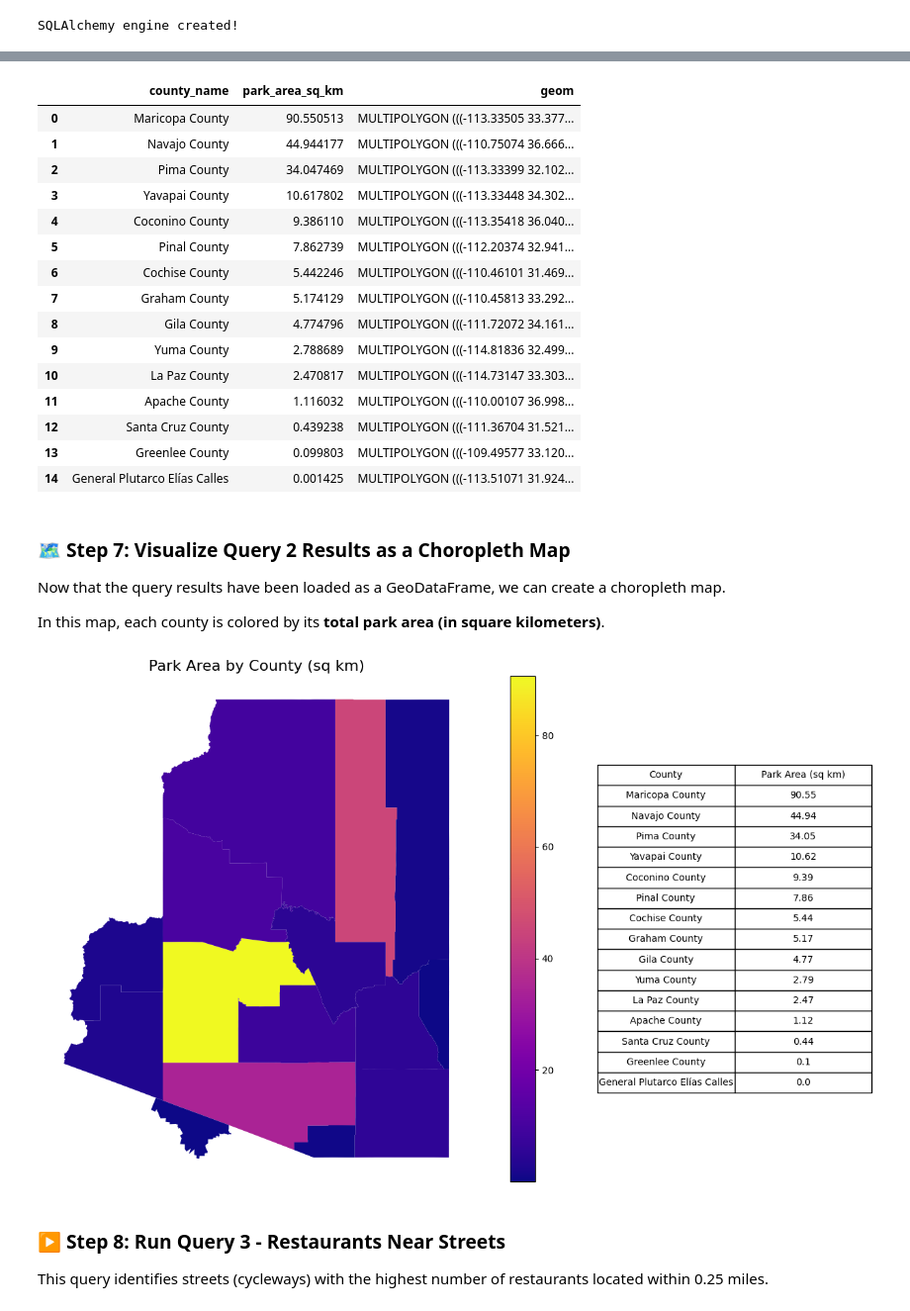
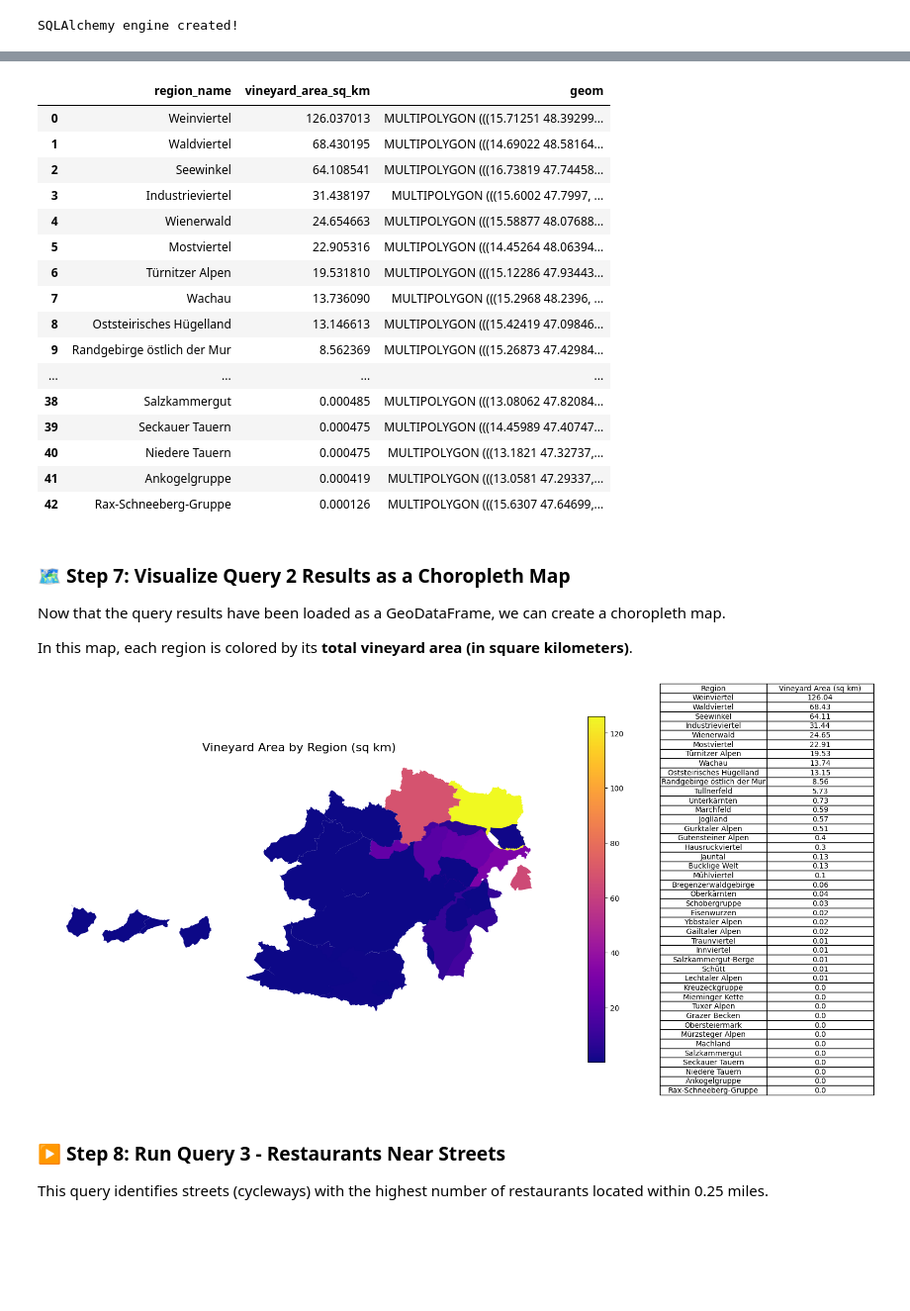
Before and after one commit to mollykerwick/gist604B-osm-postgis-local-fa26, a Jupyter notebook: notebooks/osm_postgis_austria.ipynb, the cells around one changed output, grey strips where cells are left out. Shown at 99% size. Saved outputs shown, nothing was run; the diff lists cells and outputs as text; code cells hidden in the pictures; blank space fills up the shorter version.

Commit message:
formatted and plotted questions 1 and 2 for austria

```diff
--- a/notebooks/osm_postgis_austria.ipynb
+++ b/notebooks/osm_postgis_austria.ipynb
@@ -119,7 +122,7 @@ Before running SQL queries, create a connection to the database using SQLAlchemy
 # %%
 # Create a SQLAlchemy engine to connect to the PostGIS database
 engine = create_engine(
-    "postgresql+psycopg2://postgres:postgres@localhost:5432/arizona"
+    "postgresql+psycopg2://postgres:postgres@localhost:5432/austria"
 )
 print("SQLAlchemy engine created!")
 # %% [output]
@@ -131,7 +134,7 @@ This query extracts restaurant point locations for spatial distribution analysis
 
 The SQL query is stored in a separate `.sql` file. In this step, we read the query into Python, send it to the PostGIS database, and load the result as a GeoDataFrame.
 # %%
-query_1_file = Path("../sql/arizona/01_osm_restaurant_distribution.sql")
+query_1_file = Path("../sql/austria/01_osm_bakery_cafe_distributions.sql")
 
 # Read SQL query from file
 query_1_sql = query_1_file.read_text(encoding="utf-8")
@@ -197,5 +200,5 @@ This query calculates the total area of parks in each county in square kilometer
 # %%
-query_2_file = Path("../sql/arizona/02_osm_park_area_by_county.sql")
+query_2_file = Path("../sql/austria/02_osm_vineyard_area_by_region.sql")
 
 # Read SQL query from file
 query_2_sql = query_2_file.read_text(encoding="utf-8")
@@ -209,34 +212,35 @@ except Exception as e:
     print("❌ Query failed:")
     print(e)
 # %% [output]
-|  | county_name | park_area_sq_km | geom |
-| 0 | Maricopa County | 90.550513 | MULTIPOLYGON (((-113.33505 33.377... |
-| 1 | Navajo County | 44.944177 | MULTIPOLYGON (((-110.75074 36.666... |
-| 2 | Pima County | 34.047469 | MULTIPOLYGON (((-113.33399 32.102... |
-| 3 | Yavapai County | 10.617802 | MULTIPOLYGON (((-113.33448 34.302... |
-| 4 | Coconino County | 9.386110 | MULTIPOLYGON (((-113.35418 36.040... |
-| 5 | Pinal County | 7.862739 | MULTIPOLYGON (((-112.20374 32.941... |
-| 6 | Cochise County | 5.442246 | MULTIPOLYGON (((-110.46101 31.469... |
-| 7 | Graham County | 5.174129 | MULTIPOLYGON (((-110.45813 33.292... |
-| 8 | Gila County | 4.774796 | MULTIPOLYGON (((-111.72072 34.161... |
-| 9 | Yuma County | 2.788689 | MULTIPOLYGON (((-114.81836 32.499... |
-| 10 | La Paz County | 2.470817 | MULTIPOLYGON (((-114.73147 33.303... |
-| 11 | Apache County | 1.116032 | MULTIPOLYGON (((-110.00107 36.998... |
-| 12 | Santa Cruz County | 0.439238 | MULTIPOLYGON (((-111.36704 31.521... |
-| 13 | Greenlee County | 0.099803 | MULTIPOLYGON (((-109.49577 33.120... |
-| 14 | General Plutarco Elías Calles | 0.001425 | MULTIPOLYGON (((-113.51071 31.924... |
+|  | region_name | vineyard_area_sq_km | geom |
+| 0 | Weinviertel | 126.037013 | MULTIPOLYGON (((15.71251 48.39299... |
+| 1 | Waldviertel | 68.430195 | MULTIPOLYGON (((14.69022 48.58164... |
+| 2 | Seewinkel | 64.108541 | MULTIPOLYGON (((16.73819 47.74458... |
+| 3 | Industrieviertel | 31.438197 | MULTIPOLYGON (((15.6002 47.7997, ... |
+| 4 | Wienerwald | 24.654663 | MULTIPOLYGON (((15.58877 48.07688... |
+| 5 | Mostviertel | 22.905316 | MULTIPOLYGON (((14.45264 48.06394... |
+| 6 | Türnitzer Alpen | 19.531810 | MULTIPOLYGON (((15.12286 47.93443... |
+| 7 | Wachau | 13.736090 | MULTIPOLYGON (((15.2968 48.2396, ... |
+| 8 | Oststeirisches Hügelland | 13.146613 | MULTIPOLYGON (((15.42419 47.09846... |
+| 9 | Randgebirge östlich der Mur | 8.562369 | MULTIPOLYGON (((15.26873 47.42984... |
+| ... | ... | ... | ... |
+| 38 | Salzkammergut | 0.000485 | MULTIPOLYGON (((13.08062 47.82084... |
+| 39 | Seckauer Tauern | 0.000475 | MULTIPOLYGON (((14.45989 47.40747... |
+| 40 | Niedere Tauern | 0.000475 | MULTIPOLYGON (((13.1821 47.32737,... |
+| 41 | Ankogelgruppe | 0.000419 | MULTIPOLYGON (((13.0581 47.29337,... |
+| 42 | Rax-Schneeberg-Gruppe | 0.000126 | MULTIPOLYGON (((15.6307 47.64699,... |
 # %% [markdown]
 ### 🗺️ Step 7: Visualize Query 2 Results as a Choropleth Map
 
 Now that the query results have been loaded as a GeoDataFrame, we can create a choropleth map.
 
-In this map, each county is colored by its **total park area (in square kilometers)**.
+In this map, each region is colored by its **total vineyard area (in square kilometers)**.
 # %%
-viz_column = "park_area_sq_km"
+viz_column = "vineyard_area_sq_km"
 
 # Select columns for the table
 table_df = (
-    query_2_results[["county_name", viz_column]]
+    query_2_results[["region_name", viz_column]]
     .sort_values(viz_column, ascending=False)
     .copy()
 )
@@ -248,37 +252,37 @@ fig, (ax_map, ax_table) = plt.subplots(
     figsize=(16, 8),
     gridspec_kw={"width_ratios": [3, 1]}
 )
 
 # Map
 query_2_results.plot(
     column=viz_column,
     legend=True,
     ax=ax_map,
     vmin=query_2_results[viz_column].min(),
     vmax=query_2_results[viz_column].max(),
     cmap="plasma"
 )
 
-ax_map.set_title("Park Area by County (sq km)", fontsize=16)
+ax_map.set_title("Vineyard Area by Region (sq km)", fontsize=16)
 ax_map.set_axis_off()
 
 # Table
 ax_table.axis("off")
 tbl = ax_table.table(
     cellText=table_df.values,
-    colLabels=["County", "Park Area (sq km)"],
+    colLabels=["Region", "Vineyard Area (sq km)"],
     loc="center",
     cellLoc="center"
 )
 
 tbl.auto_set_font_size(False)
 tbl.set_fontsize(10)
-tbl.scale(1, 1.5)
+tbl.scale(1, 1)
 
 plt.tight_layout()
 plt.show()
 # %% [output]
-[figure, old version]
+[figure, new version]
 # %% [markdown]
 ### ▶️ Step 8: Run Query 3 - Restaurants Near Streets
 
```
Also changed, not shown: parts of 7 cells of this notebook.
